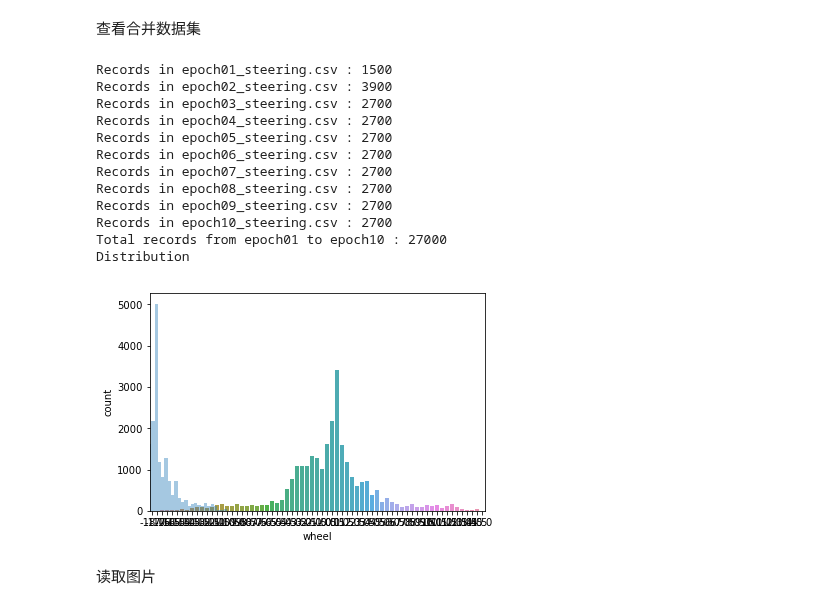
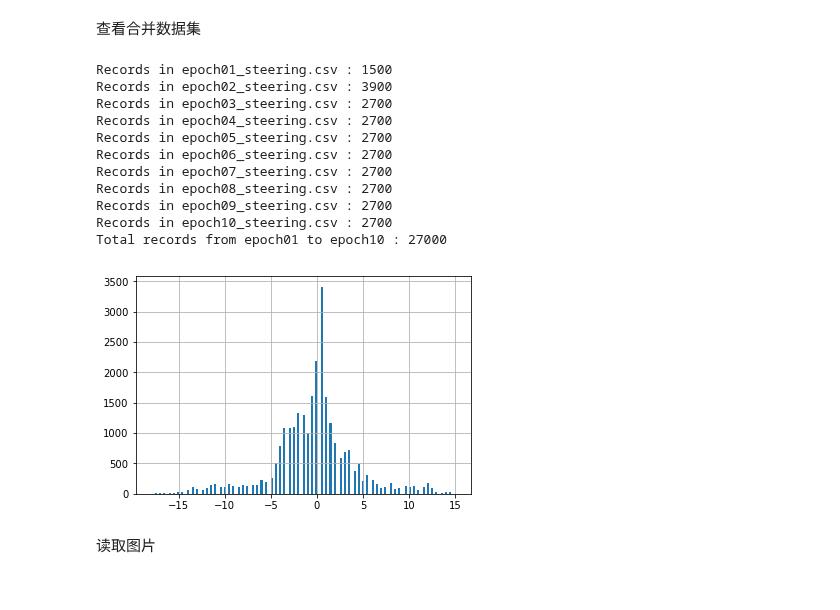
Before and after one commit to gdefenser/MyUdacity, a Jupyter notebook: CourseProjects/MLA_P7_DeepTesla/code.ipynb, the cells around one changed output. Drawn from its saved outputs; the diff is of its cells as text; code cells hidden in the pictures.

```diff
--- a/CourseProjects/MLA_P7_DeepTesla/code.ipynb
+++ b/CourseProjects/MLA_P7_DeepTesla/code.ipynb
@@ -46,37 +50,34 @@ wheel_sig.head(10)
 # %%
 def get_combine_dataset(start_idx,end_idx):
     epochs = []
 
     for i in range(start_idx,end_idx+1):
-        epoch = pd.read_csv('./deep_tesla/epochs/epoch'+(str(i).zfill(2))+'_steering.csv')
-        print('Records in epoch'+(str(i).zfill(2))+'_steering.csv : '+str(len(epoch)))
+        fname='epoch{:0>2}_steering.csv'.format(i)
+        epoch = utils.fetch_csv_data(utils.join_dir(params.data_dir,fname))
+        print('Records in '+fname+' : '+str(len(epoch)))
         epochs.append(epoch)
 
     return pd.concat(epochs)
 
 def check_dataset(start_idx,end_idx):
     epoch_all = get_combine_dataset(start_idx,end_idx)
     print('Total records from epoch'+(str(start_idx).zfill(2))+' to epoch'+(str(end_idx).zfill(2))+' : '+str(len(epoch_all)))
-    ax = sns.countplot(x="wheel", data=epoch_all)
-    sns.distplot(epoch_all['wheel'], kde=False)
-    print('Distribution')
-    plt.show()
+    epoch_all.wheel.hist(bins=150)
 
 check_dataset(1,10)
 # %% [output]
 Records in epoch01_steering.csv : 1500
 Records in epoch02_steering.csv : 3900
 Records in epoch03_steering.csv : 2700
 Records in epoch04_steering.csv : 2700
 Records in epoch05_steering.csv : 2700
 Records in epoch06_steering.csv : 2700
 Records in epoch07_steering.csv : 2700
 Records in epoch08_steering.csv : 2700
 Records in epoch09_steering.csv : 2700
 Records in epoch10_steering.csv : 2700
 Total records from epoch01 to epoch10 : 27000
-Distribution
-[figure, old version]
+[figure, new version]
 # %% [markdown]
 读取图片
 # %%
```
Also changed, not shown: parts of 12 cells of this notebook, 3 other files.
